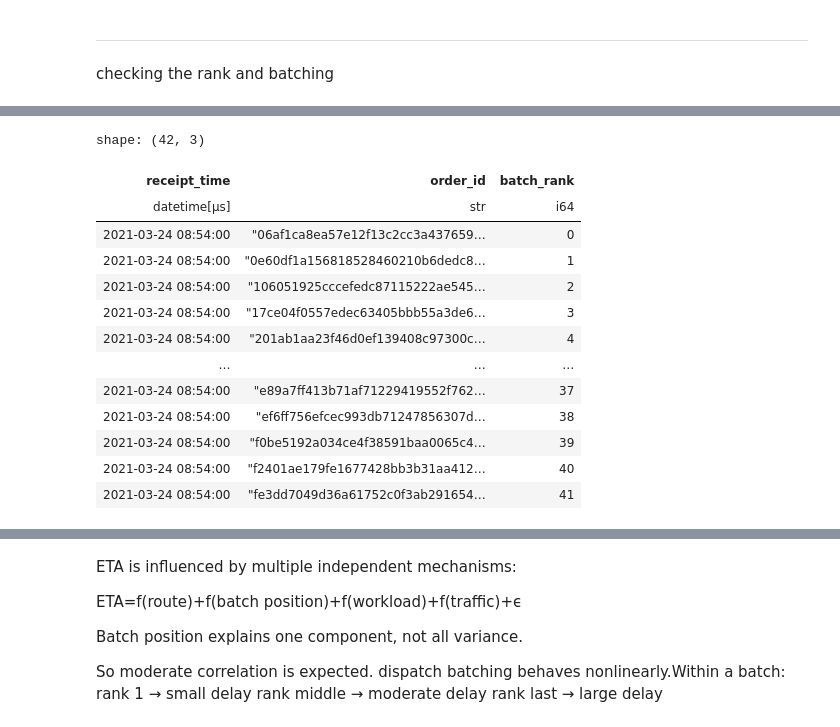
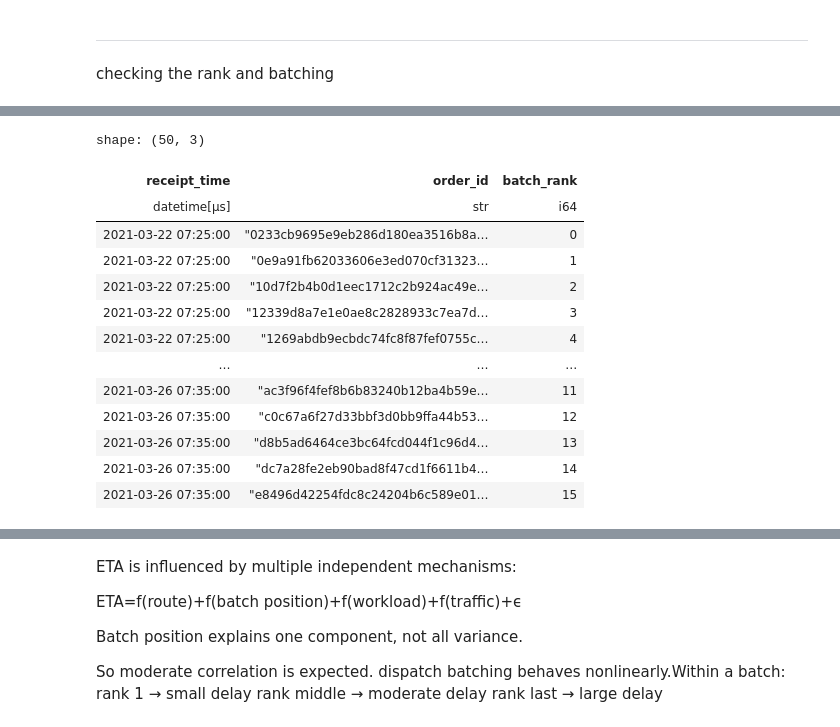
Before and after one commit to aymuos/starship, a Jupyter notebook: fundamental_EDA/feature_creator_hz.ipynb, the cells around one changed output, grey strips where cells are left out. Saved outputs shown, nothing was run; the diff lists cells and outputs as text; code cells hidden in the pictures.

```diff
--- a/fundamental_EDA/feature_creator_hz.ipynb
+++ b/fundamental_EDA/feature_creator_hz.ipynb
@@ -1441,27 +1485,27 @@ shape: (1, 2)
 # %%
 # sanity_check
 
-delivery.filter(pl.col("batch_size") == 42)\
+delivery.filter(pl.col("batch_size") == 17)\
 .select([
     "receipt_time",
     "order_id",
     "batch_rank"
 ]).head(50)
 # %% [output]
-shape: (42, 3)
+shape: (50, 3)
 | receipt_time | order_id | batch_rank |
 | datetime[μs] | str | i64 |
-| 2021-03-24 08:54:00 | "06af1ca8ea57e12f13c2cc3a437659… | 0 |
-| 2021-03-24 08:54:00 | "0e60df1a156818528460210b6dedc8… | 1 |
-| 2021-03-24 08:54:00 | "106051925cccefedc87115222ae545… | 2 |
-| 2021-03-24 08:54:00 | "17ce04f0557edec63405bbb55a3de6… | 3 |
-| 2021-03-24 08:54:00 | "201ab1aa23f46d0ef139408c97300c… | 4 |
+| 2021-03-22 07:25:00 | "0233cb9695e9eb286d180ea3516b8a… | 0 |
+| 2021-03-22 07:25:00 | "0e9a91fb62033606e3ed070cf31323… | 1 |
+| 2021-03-22 07:25:00 | "10d7f2b4b0d1eec1712c2b924ac49e… | 2 |
+| 2021-03-22 07:25:00 | "12339d8a7e1e0ae8c2828933c7ea7d… | 3 |
+| 2021-03-22 07:25:00 | "1269abdb9ecbdc74fc8f87fef0755c… | 4 |
 | … | … | … |
-| 2021-03-24 08:54:00 | "e89a7ff413b71af71229419552f762… | 37 |
-| 2021-03-24 08:54:00 | "ef6ff756efcec993db71247856307d… | 38 |
-| 2021-03-24 08:54:00 | "f0be5192a034ce4f38591baa0065c4… | 39 |
-| 2021-03-24 08:54:00 | "f2401ae179fe1677428bb3b31aa412… | 40 |
-| 2021-03-24 08:54:00 | "fe3dd7049d36a61752c0f3ab291654… | 41 |
+| 2021-03-26 07:35:00 | "ac3f96f4fef8b6b83240b12ba4b59e… | 11 |
+| 2021-03-26 07:35:00 | "c0c67a6f27d33bbf3d0bb9ffa44b53… | 12 |
+| 2021-03-26 07:35:00 | "d8b5ad6464ce3bc64fcd044f1c96d4… | 13 |
+| 2021-03-26 07:35:00 | "dc7a28fe2eb90bad8f47cd1f6611b4… | 14 |
+| 2021-03-26 07:35:00 | "e8496d42254fdc8c24204b6c589e01… | 15 |
 # %%
 features.select(
     pl.corr("batch_rank","eta_mins")
```
Also changed, not shown: parts of 66 cells of this notebook.
